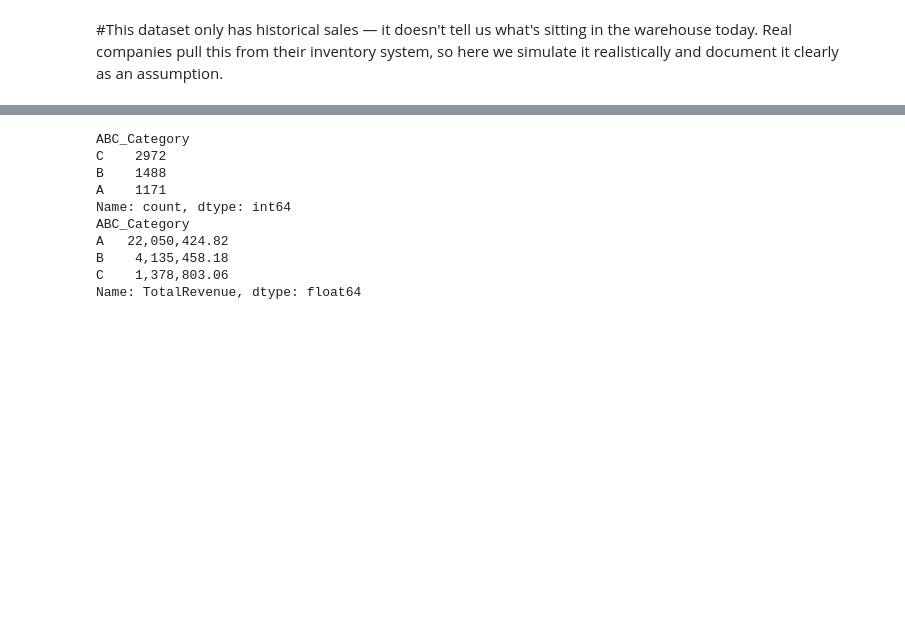
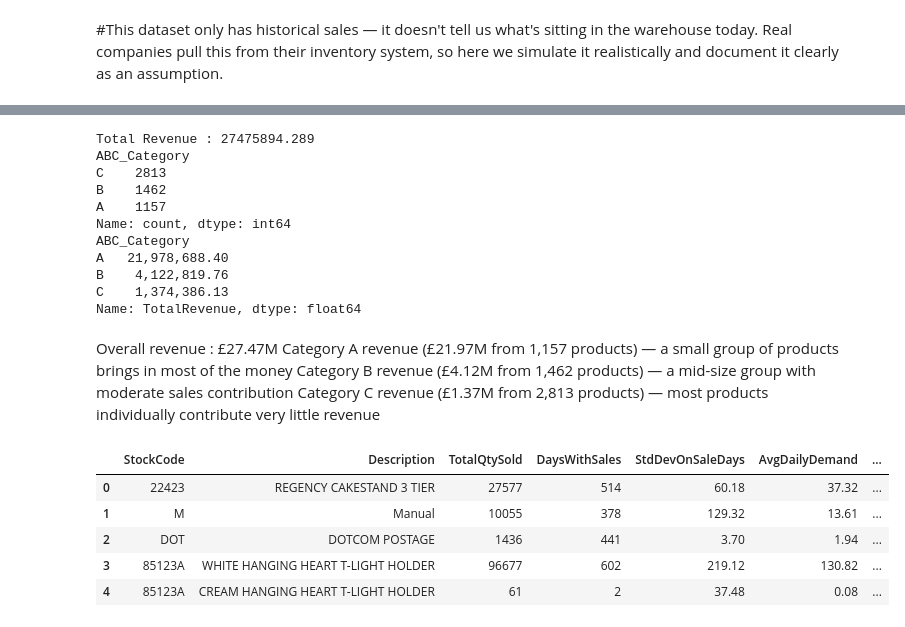
Before and after one commit to yashmonde24/inventory-intelligence-demand-driven-reorder-point, a Jupyter notebook: notebook/inventory_analysis.ipynb, the cells around one changed output, grey strips where cells are left out. Drawn from its saved outputs; the diff is of its cells as text; code cells hidden in the pictures; blank space fills up the shorter version.

```diff
--- a/notebook/inventory_analysis.ipynb
+++ b/notebook/inventory_analysis.ipynb
@@ -322,17 +366,33 @@ df_5['ABC_Category']=df_5['CumulativeRevenuePercent'].apply(assign_abc)
 # %%
 # Summary
 pd.options.display.float_format = '{:,.2f}'.format
+print(f'Total Revenue : {df_5['TotalRevenue'].sum()}')
 print(df_5['ABC_Category'].value_counts())
 print(df_5.groupby('ABC_Category')['TotalRevenue'].sum())
 df_5.to_csv("final_inventory_with_abc.csv", index=False)
 # %% [output]
+Total Revenue : 27475894.289
 ABC_Category
-C    2972
-B    1488
-A    1171
+C    2813
+B    1462
+A    1157
 Name: count, dtype: int64
 ABC_Category
-A   22,050,424.82
-B    4,135,458.18
-C    1,378,803.06
+A   21,978,688.40
+B    4,122,819.76
+C    1,374,386.13
 Name: TotalRevenue, dtype: float64
+# %% [markdown]
+Overall revenue : £27.47M
+Category A revenue (£21.97M from 1,157 products) — a small group of products brings in most of the money
+Category B revenue (£4.12M from 1,462 products) — a mid-size group with moderate sales contribution
+Category C revenue (£1.37M from 2,813 products) — most products individually contribute very little revenue
+# %%
+df_5.head()
+# %% [output]
+|  | StockCode | Description | TotalQtySold | DaysWithSales | StdDevOnSaleDays | AvgDailyDemand | ... |
+| 0 | 22423 | REGENCY CAKESTAND 3 TIER | 27577 | 514 | 60.18 | 37.32 | ... |
+| 1 | M | Manual | 10055 | 378 | 129.32 | 13.61 | ... |
+| 2 | DOT | DOTCOM POSTAGE | 1436 | 441 | 3.70 | 1.94 | ... |
+| 3 | 85123A | WHITE HANGING HEART T-LIGHT HOLDER | 96677 | 602 | 219.12 | 130.82 | ... |
+| 4 | 85123A | CREAM HANGING HEART T-LIGHT HOLDER | 61 | 2 | 37.48 | 0.08 | ... |
```
Also changed, not shown: parts of 29 cells of this notebook.
